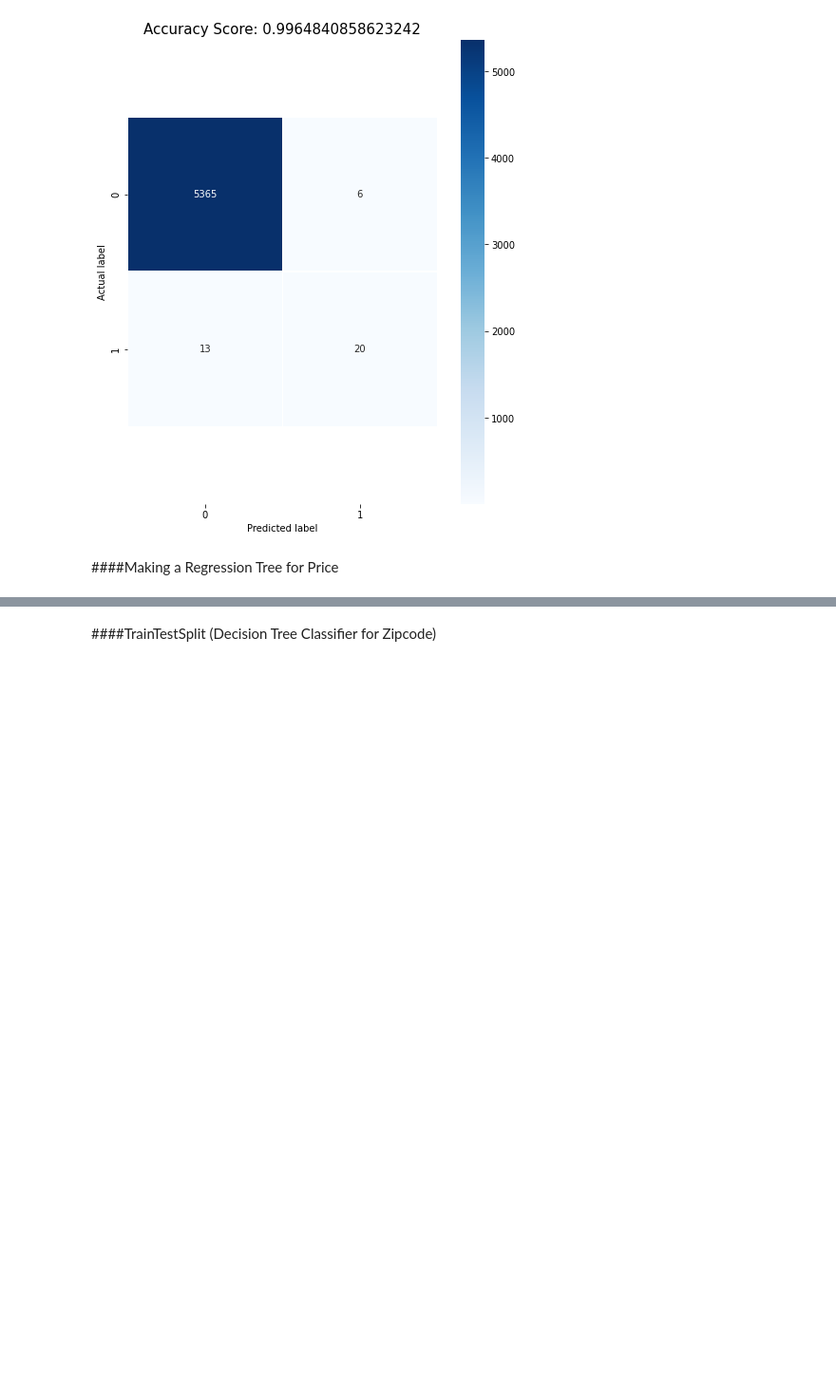
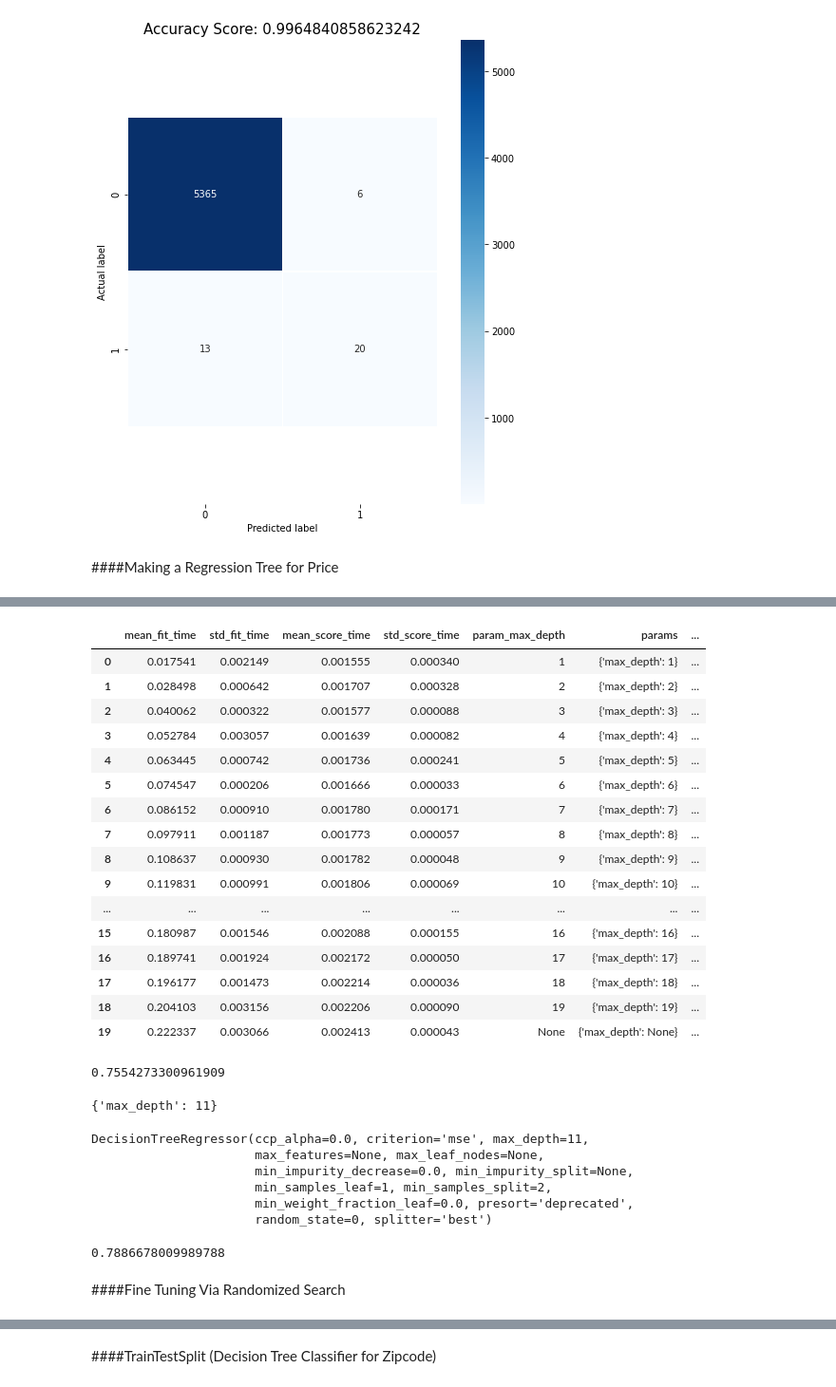
Before and after one commit to RicStrong/Kings_County_Real_Estate, a Jupyter notebook: KingsCountyRealEstate.ipynb, the cells around one changed output, grey strips where cells are left out. Shown at 95% size. Saved outputs shown, nothing was run; the diff lists cells and outputs as text; code cells hidden in the pictures; blank space fills up the shorter version.

```diff
--- a/KingsCountyRealEstate.ipynb
+++ b/KingsCountyRealEstate.ipynb
@@ -463,0 +518,7 @@ print(dt_reg_score)
+# %%
+# intitialize a GridSearchCV object and specify we want to tune max_depth
+gs = GridSearchCV(estimator=DecisionTreeRegressor(random_state = 0),
+                  param_grid = [{'max_depth': list(range(1,20)) + [None]}],
+                  cv = 10)
+# %%
+gs.fit(X_train, Y_train)
@@ -463,0 +542,31 @@ print(dt_reg_score)
+# %%
+# This is computationally expensive
+pd.DataFrame(gs.cv_results_)
+# %% [output]
+|  | mean_fit_time | std_fit_time | mean_score_time | std_score_time | param_max_depth | params | ... |
+| 0 | 0.017541 | 0.002149 | 0.001555 | 0.000340 | 1 | {'max_depth': 1} | ... |
+| 1 | 0.028498 | 0.000642 | 0.001707 | 0.000328 | 2 | {'max_depth': 2} | ... |
+| 2 | 0.040062 | 0.000322 | 0.001577 | 0.000088 | 3 | {'max_depth': 3} | ... |
+| 3 | 0.052784 | 0.003057 | 0.001639 | 0.000082 | 4 | {'max_depth': 4} | ... |
+| 4 | 0.063445 | 0.000742 | 0.001736 | 0.000241 | 5 | {'max_depth': 5} | ... |
+| 5 | 0.074547 | 0.000206 | 0.001666 | 0.000033 | 6 | {'max_depth': 6} | ... |
+| 6 | 0.086152 | 0.000910 | 0.001780 | 0.000171 | 7 | {'max_depth': 7} | ... |
+| 7 | 0.097911 | 0.001187 | 0.001773 | 0.000057 | 8 | {'max_depth': 8} | ... |
+| 8 | 0.108637 | 0.000930 | 0.001782 | 0.000048 | 9 | {'max_depth': 9} | ... |
+| 9 | 0.119831 | 0.000991 | 0.001806 | 0.000069 | 10 | {'max_depth': 10} | ... |
+| ... | ... | ... | ... | ... | ... | ... | ... |
+| 15 | 0.180987 | 0.001546 | 0.002088 | 0.000155 | 16 | {'max_depth': 16} | ... |
+| 16 | 0.189741 | 0.001924 | 0.002172 | 0.000050 | 17 | {'max_depth': 17} | ... |
+| 17 | 0.196177 | 0.001473 | 0.002214 | 0.000036 | 18 | {'max_depth': 18} | ... |
+| 18 | 0.204103 | 0.003156 | 0.002206 | 0.000090 | 19 | {'max_depth': 19} | ... |
+| 19 | 0.222337 | 0.003066 | 0.002413 | 0.000043 | None | {'max_depth': None} | ... |
+# %%
+# Get the best performing model's score
+print(gs.best_score_)
+# %% [output]
+0.7554273300961909
+# %%
+# Get the best performing model's parameters
+print(gs.best_params_)
+# %% [output]
+{'max_depth': 11}
@@ -463,0 +576,17 @@ print(dt_reg_score)
+# %%
+# Use an independent test to evaluate the performance of the best performing model.
+reg.fit(X_train, Y_train)
+# %% [output]
+DecisionTreeRegressor(ccp_alpha=0.0, criterion='mse', max_depth=11,
+                      max_features=None, max_leaf_nodes=None,
+                      min_impurity_decrease=0.0, min_impurity_split=None,
+                      min_samples_leaf=1, min_samples_split=2,
+                      min_weight_fraction_leaf=0.0, presort='deprecated',
+                      random_state=0, splitter='best')
+# %%
+# Get a score for the testing set
+reg.score(X_test, Y_test)
+# %% [output]
+0.7886678009989788
+# %% [markdown]
+####Fine Tuning Via Randomized Search
```
Also changed, not shown: parts of 31 cells of this notebook.
